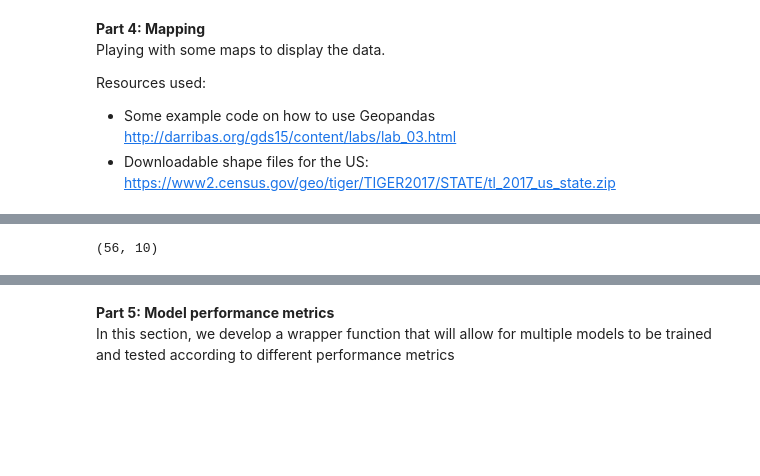
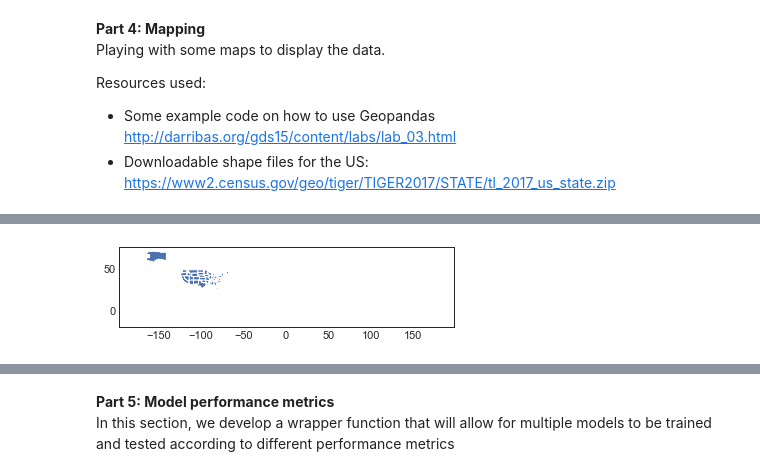
Before and after one commit to genagibson/cs109a_LendingClub, a Jupyter notebook: notebooks/others/Playing with models GG V3.ipynb, the cells around one changed output, grey strips where cells are left out. Saved outputs shown, nothing was run; the diff lists cells and outputs as text; code cells hidden in the pictures; blank space fills up the shorter version.

```diff
--- a/notebooks/others/Playing with models GG V3.ipynb
+++ b/notebooks/others/Playing with models GG V3.ipynb
@@ -351,6 +351,5 @@ states_map = gpd.read_file(path)
 # %%
 # Plotting directly does not look good
 #states_map.plot();
-states_map.shape
 # %% [output]
-(56, 10)
+[figure, added]
```
Also changed, not shown: parts of 5 cells of this notebook.
